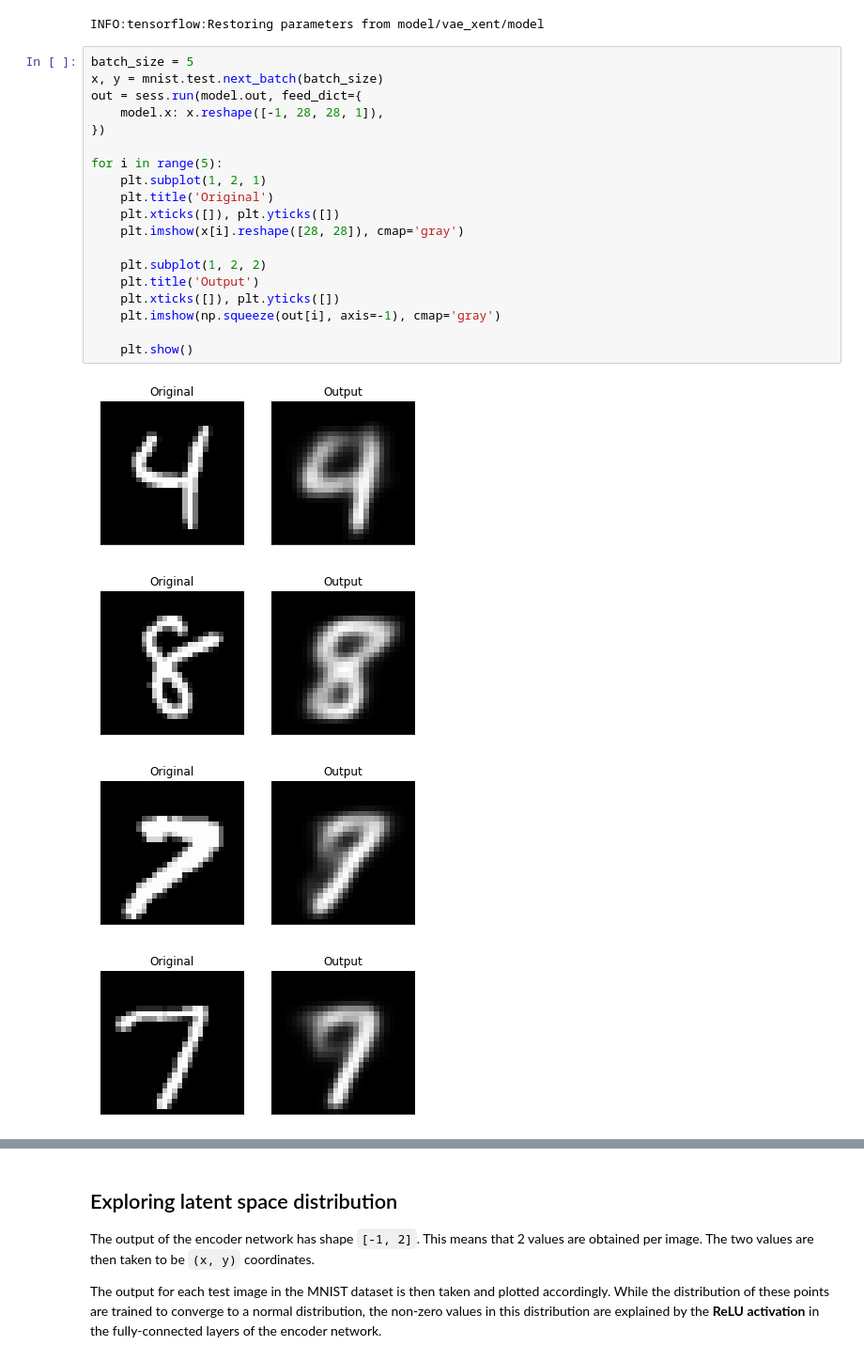
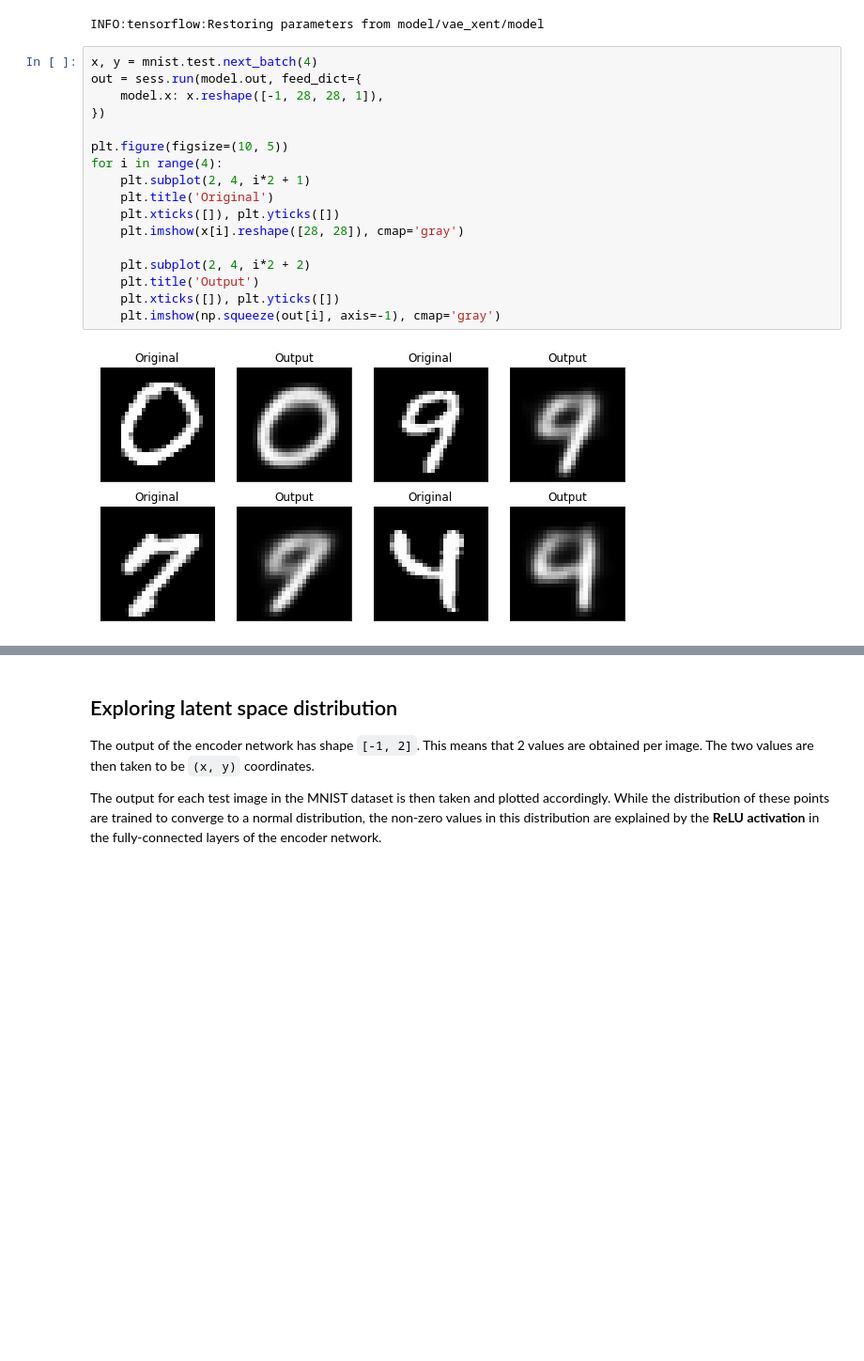
Before and after one commit to gabrielwong159/tf, a Jupyter notebook: vae/evaluate_model.ipynb, the cells around one changed output, grey strips where cells are left out. Shown at 94% size. Saved outputs shown, nothing was run; the diff lists cells and outputs as text; blank space fills up the shorter version.

```diff
--- a/vae/evaluate_model.ipynb
+++ b/vae/evaluate_model.ipynb
@@ -55,26 +57,21 @@ saver.restore(sess, model_path)
 # %% [output]
 INFO:tensorflow:Restoring parameters from model/vae_xent/model
 # %%
-batch_size = 5
-x, y = mnist.test.next_batch(batch_size)
+x, y = mnist.test.next_batch(4)
 out = sess.run(model.out, feed_dict={
     model.x: x.reshape([-1, 28, 28, 1]),
 })
 
-for i in range(5):
-    plt.subplot(1, 2, 1)
+plt.figure(figsize=(10, 5))
+for i in range(4):
+    plt.subplot(2, 4, i*2 + 1)
     plt.title('Original')
     plt.xticks([]), plt.yticks([])
     plt.imshow(x[i].reshape([28, 28]), cmap='gray')
 
-    plt.subplot(1, 2, 2)
+    plt.subplot(2, 4, i*2 + 2)
     plt.title('Output')
     plt.xticks([]), plt.yticks([])
     plt.imshow(np.squeeze(out[i], axis=-1), cmap='gray')
-
-    plt.show()
 # %% [output]
-[figure, old version]
+[figure, new version]
-[figure, removed]
-[figure, removed]
-[figure, removed]
```
Also changed, not shown: parts of 9 cells of this notebook, 1 other file.
